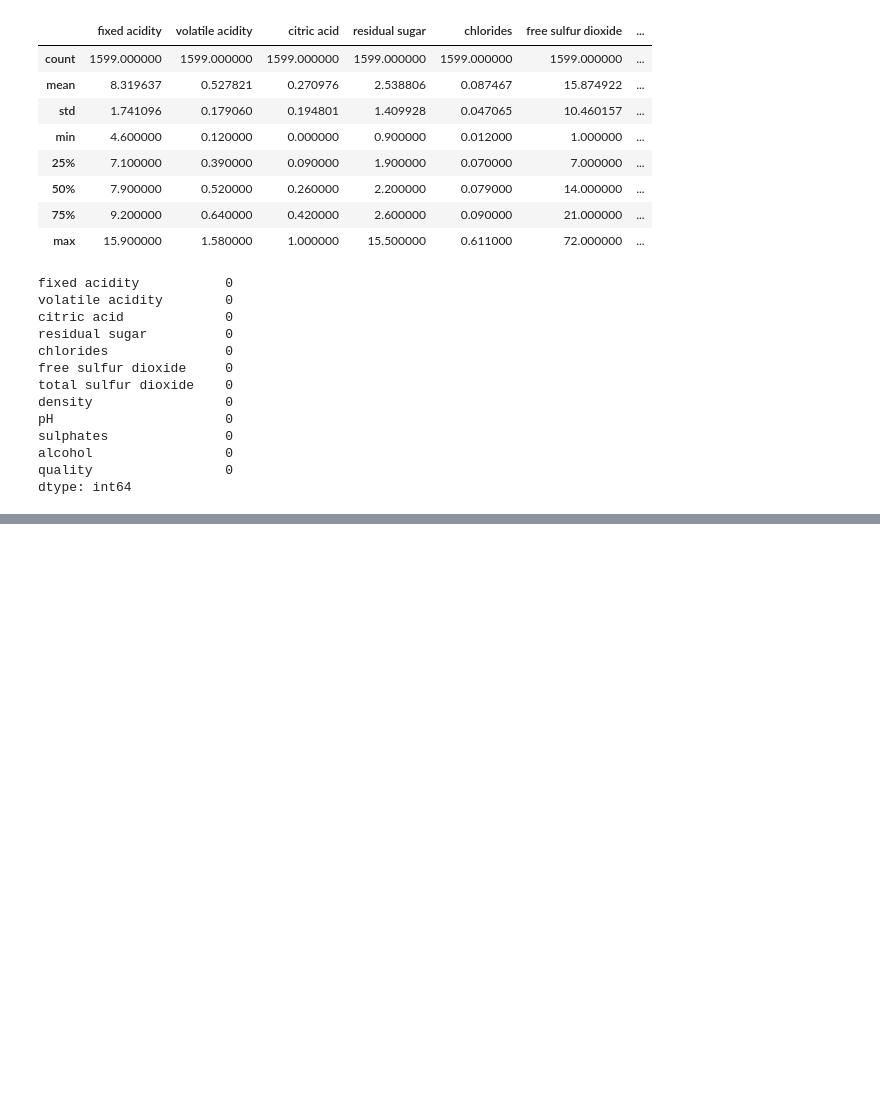
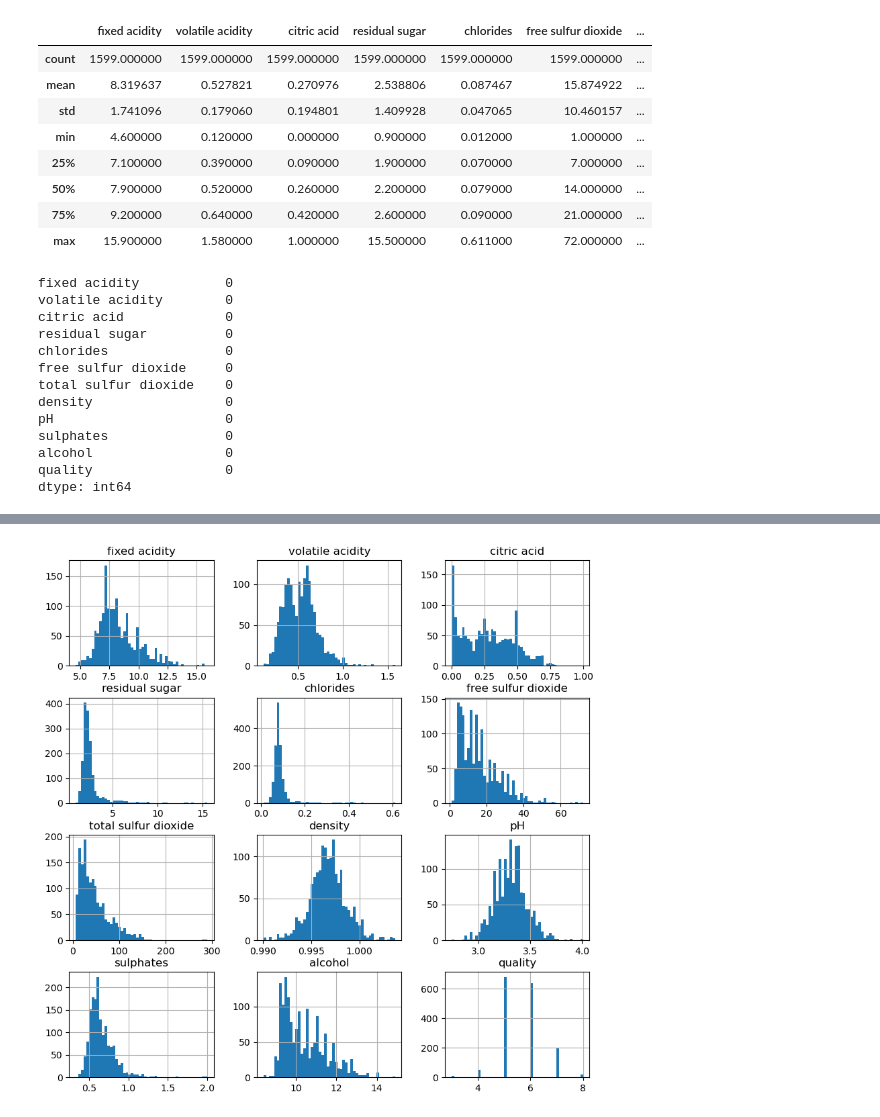
Before and after one commit to F1ameX/Machine-learning, a Jupyter notebook: Wine-quality_Kaggle/sample.ipynb, the cells around one changed output, grey strips where cells are left out. Drawn from its saved outputs; the diff is of its cells as text; code cells hidden in the pictures; blank space fills up the shorter version.

```diff
--- a/Wine-quality_Kaggle/sample.ipynb
+++ b/Wine-quality_Kaggle/sample.ipynb
@@ -64,0 +87,5 @@ sns.heatmap(corr_matrix)
+# %%
+df.hist(bins=50, figsize=(10, 10))
+plt.show()
+# %% [output]
+[figure, added]
```
Also changed, not shown: parts of 12 cells of this notebook.
